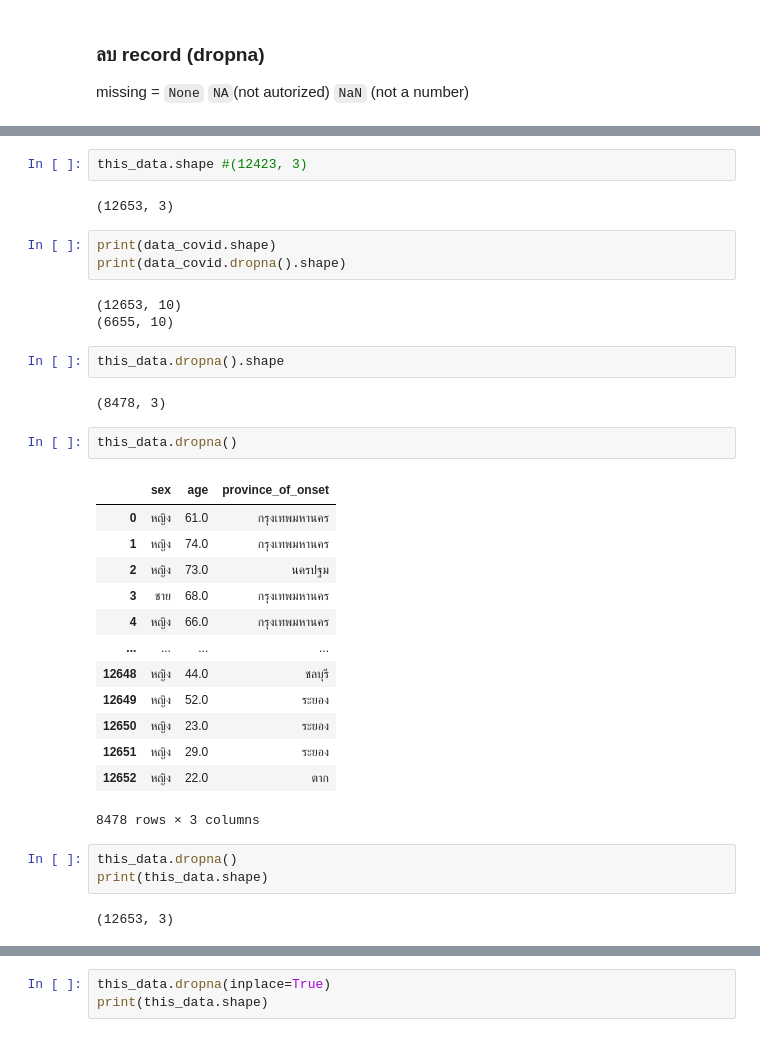
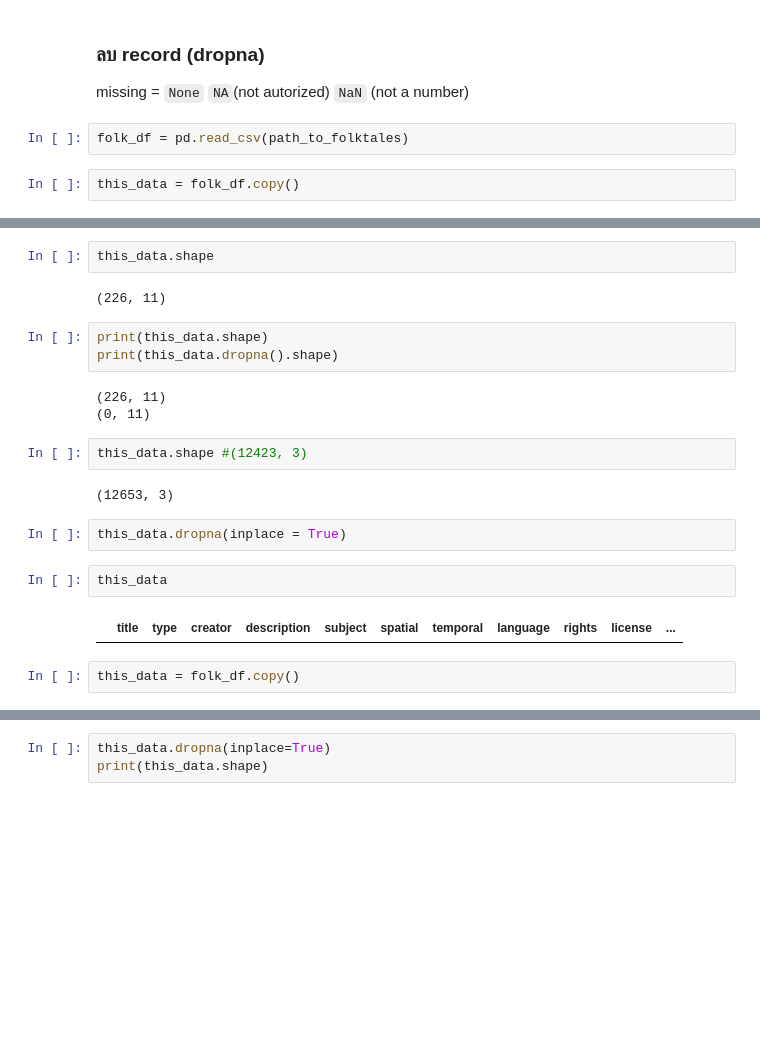
Before and after one commit to lnwprameza007/pythion_dataviz2024, a Jupyter notebook: Pandas_101_2024.ipynb, the cells around one changed output, grey strips where cells are left out. Saved outputs shown, nothing was run; the diff lists cells and outputs as text; blank space fills up the shorter version.

Commit message:
dropna+duplicate+fillna

````diff
--- a/Pandas_101_2024.ipynb
+++ b/Pandas_101_2024.ipynb
@@ -386,3 +367,7 @@ print(f'อายุเฉลี่ย ของ ผู้ป่วยหญิ
 ### ลบ record (dropna)
 
 missing = ```None``` ```NA```(not autorized) ```NaN``` (not a number)
+# %%
+folk_df = pd.read_csv(path_to_folktales)
+# %%
+this_data = folk_df.copy()
@@ -389,35 +390,22 @@
+# %%
+this_data.shape
+# %% [output]
+(226, 11)
+# %%
+print(this_data.shape)
+print(this_data.dropna().shape)
+# %% [output]
+(226, 11)
+(0, 11)
 # %%
 this_data.shape #(12423, 3)
 # %% [output]
 (12653, 3)
-# %%
-print(data_covid.shape)
-print(data_covid.dropna().shape)
-# %% [output]
-(12653, 10)
-(6655, 10)
 # %%
-this_data.dropna().shape
+this_data.dropna(inplace = True)
-# %% [output]
-(8478, 3)
 # %%
-this_data.dropna()
+this_data
 # %% [output]
-|  | sex | age | province_of_onset |
-| 0 | หญิง | 61.0 | กรุงเทพมหานคร |
-| 1 | หญิง | 74.0 | กรุงเทพมหานคร |
-| 2 | หญิง | 73.0 | นครปฐม |
-| 3 | ชาย | 68.0 | กรุงเทพมหานคร |
-| 4 | หญิง | 66.0 | กรุงเทพมหานคร |
-| ... | ... | ... | ... |
-| 12648 | หญิง | 44.0 | ชลบุรี |
-| 12649 | หญิง | 52.0 | ระยอง |
-| 12650 | หญิง | 23.0 | ระยอง |
-| 12651 | หญิง | 29.0 | ระยอง |
-| 12652 | หญิง | 22.0 | ตาก |
+|  | title | type | creator | description | subject | spatial | temporal | language | rights | license | ... |
-8478 rows × 3 columns
-# %%
-this_data.dropna()
-print(this_data.shape)
-# %% [output]
-(12653, 3)
+# %%
+this_data = folk_df.copy()
````
Also changed, not shown: parts of 31 cells of this notebook.
